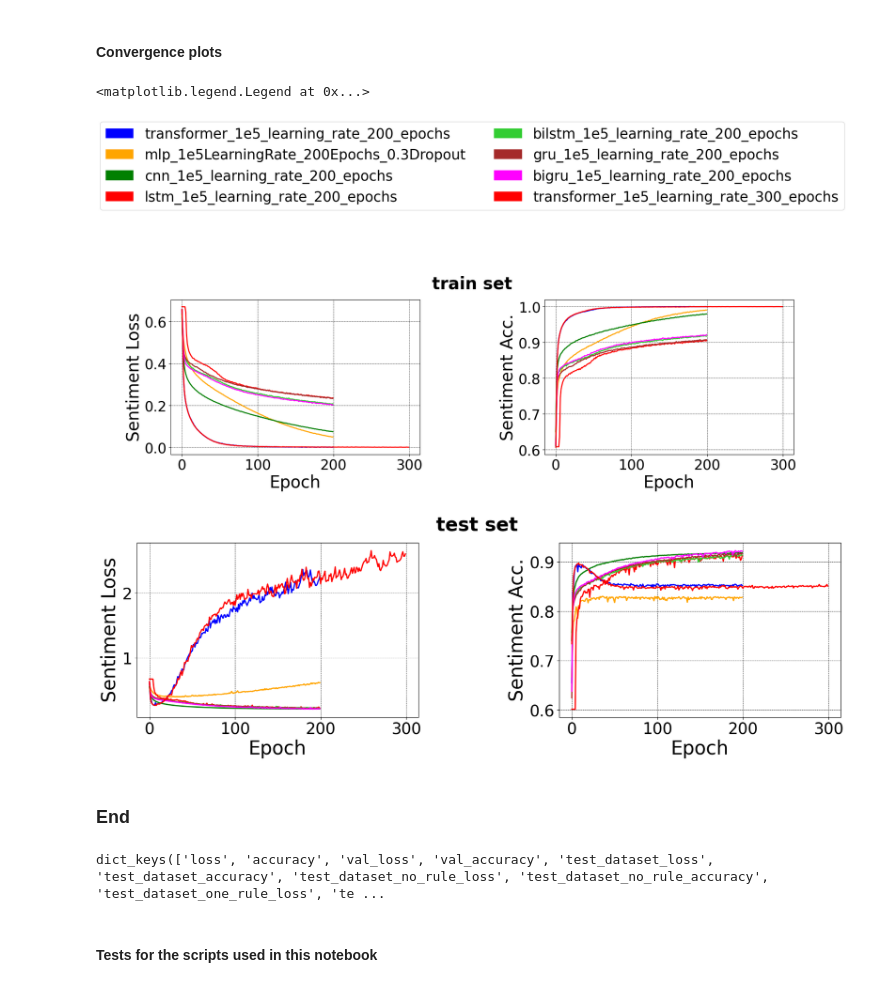
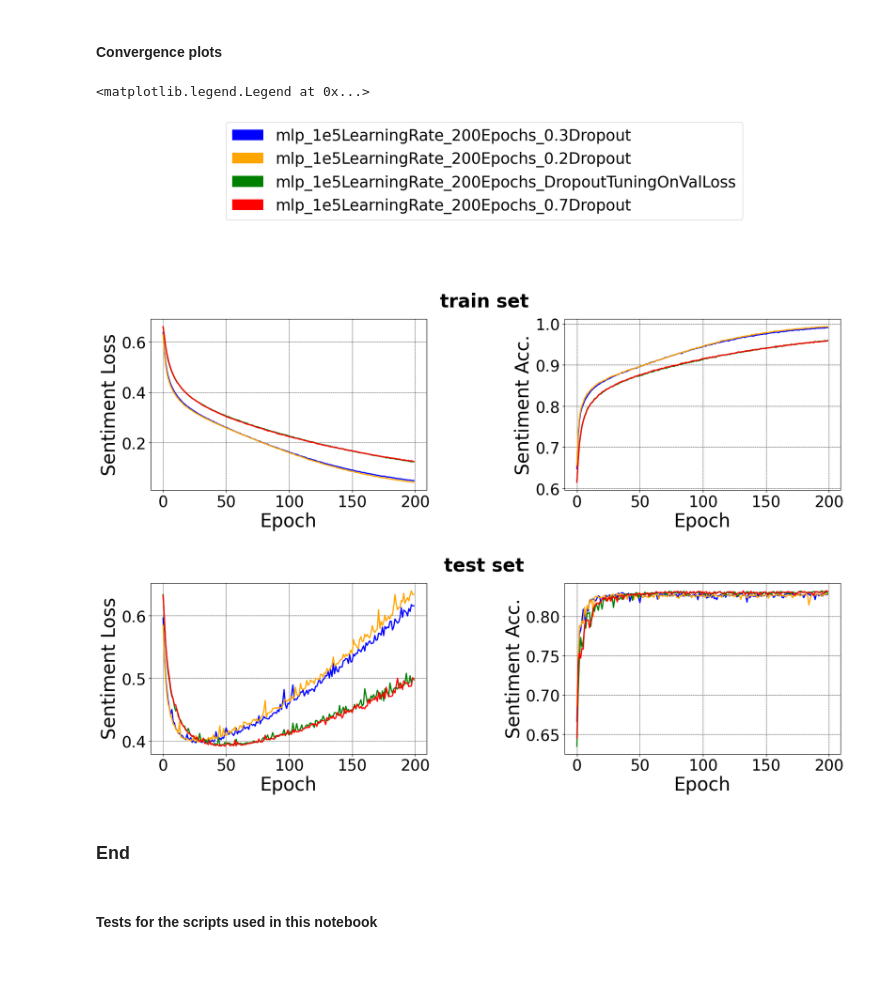
Before and after one commit to shashgpt/covid_19_twitter_SIGIR2024, a Jupyter notebook: analysis.ipynb, the cells around one changed output. Cells and saved outputs as stored; diff of their text form; code cells hidden in the pictures.

```diff
--- a/analysis.ipynb
+++ b/analysis.ipynb
@@ -173,7 +167,7 @@ DNN_MODELS = [
 #flat classifiers
 FLAT_CLASSIFIERS = [
 #              "mlp",
-# #              "mlp_1e5_learning_rate",
+#              "mlp_1e5_learning_rate",
 #              "cnn",
 #              "lstm",
 #              "bilstm",
@@ -183,22 +177,37 @@ FLAT_CLASSIFIERS = [
 #             "transformer_higher_learning_rate",
 #             "transformer_lower_learning_rate",
 #             "transformer_1e6_learning_rate",
-              "transformer_1e5_learning_rate_200_epochs",
+#               "transformer_1e5_learning_rate_200_epochs",
 #              "mlp_1e5_learning_rate_200_epochs",
 #              "mlp_1e5_learning_rate_200_epochs_64_units",
 #              "mlp_1e5_learning_rate_200_epochs_32_units",
 #              "mlp_1e5_learning_rate_200_epochs_8_units",
-#              "mlp_1e5_learning_rate_200_epochs_hyptuning_on_val_loss_dropout",
-             "mlp_1e5LearningRate_200Epochs_0.3Dropout",
-#              "mlp_200Epochs_HyperparametersTuningOnValLoss",
-             "cnn_1e5_learning_rate_200_epochs",
-             "lstm_1e5_learning_rate_200_epochs",
-             "bilstm_1e5_learning_rate_200_epochs",
-             "gru_1e5_learning_rate_200_epochs",
-             "bigru_1e5_learning_rate_200_epochs",
-             "transformer_1e5_learning_rate_300_epochs"
-#              "transformers_1e5_learning_rate_200_epochs",
-#              "transformers_1e5_learning_rate_200_epochs_6_heads"
+# #              "mlp_1e5_learning_rate_200_epochs_hyptuning_on_val_loss_dropout",
+              "mlp_1e5LearningRate_200Epochs_0.3Dropout",
+# #              "mlp_200Epochs_HyperparametersTuningOnValLoss",
+              "mlp_1e5LearningRate_200Epochs_0.2Dropout",
+              "mlp_1e5LearningRate_200Epochs_DropoutTuningOnValLoss",
+              "mlp_1e5LearningRate_200Epochs_0.7Dropout",
+#              "cnn_1e5_learning_rate_200_epochs",
+#              "lstm_1e5_learning_rate_200_epochs",
+#              "bilstm_1e5_learning_rate_200_epochs",
+#              "gru_1e5_learning_rate_200_epochs",
+#              "bigru_1e5_learning_rate_200_epochs",
+#              "bigru_1e5LearningRate_1000Epochs",
+#              "transformer_1e5_learning_rate_300_epochs",
+#                 "bilstm_1e5LearningRate_1000Epochs",
+#                 "lstm_1e5LearningRate_1000Epochs",
+#                 "gru_1e5LearningRate_1000Epochs",
+#                 "bigru_1e5LearningRate_1000Epochs",
+#                 "cnn_1e5LearningRate_1000Epochs",
+#              "transformer_1e5LearningRate_200Epochs_EmbeddingMask",
+#              "transformer_1e5_learning_rate_200_epochs",
+#              "transformers_1e5_learning_rate_200_epochs_6_heads",
+#              "transformer_1e5LearningRate_200Epochs_0.1Dropout_2Heads_AddedDenseLayerInOutput",
+#              "transformer_1e5LearningRate_200Epochs_0.7Dropout_EmbeddingMaskTrue",
+#              "transformer_1e5LearningRate_200Epochs_0.5Dropout_2Heads_RemovedDenseLayerInOutput_EmbeddingMaskTrue",
+#              "transformer_1e-5LearningRate_200Epochs_0.9Dropout_2Heads_RemovedDenseLayerInOutput_EmbeddingMaskTrue",
+#              "transformer_1e-7LearningRate_200Epochs_0.5Dropout_2Heads_RemovedDenseLayerInOutput_EmbeddingMaskTrue",
              ]
 
 #baseline classifiers
@@ -385,44 +404,38 @@ ax_train[0].set_xlabel('Epoch')
 ax_train[0].set_ylabel('Sentiment Loss')
 ax_train[1].set_xlabel('Epoch')
 ax_train[1].set_ylabel('Sentiment Acc.')
 
 fig_test.suptitle("test set", x=0.5, y=1.0, weight="bold")
 ax_test[0].set_xlabel('Epoch')
 ax_test[0].set_ylabel('Sentiment Loss')
 ax_test[1].set_xlabel('Epoch')
 ax_test[1].set_ylabel('Sentiment Acc.')
 
 recs = []
 for i in range(len(colors)):
     recs.append(mpatches.Rectangle((0,0), 1, 1, fc=colors[i]))
-fig_train.legend(recs, legends, loc='upper center', ncol=len(legends)/4, bbox_to_anchor=(0.5, 1.8))
+fig_train.legend(recs, legends, loc='upper center', bbox_to_anchor=(0.5, 1.8))
 
 # #RMM configurations
 # fig_rmm, ax_rmm = plt.subplots(figsize=(35, 7))
 # ax_rmm.grid(color = 'black', linestyle = '--', linewidth = 0.5)
 # for index, model in enumerate(FLAT_CLASSIFIERS):
 #     colors = ["blue", "orange", "green", "red", "limegreen", "brown", "magenta", "grey"]
 #     for index_2, model in enumerate(mask_model):
 #         color = colors[index_2]
 #         with open("mask_model/assets/training_history/"+model+".pickle", 'rb') as handle:
 #             history = pickle.load(handle)
 #         history['test_dataset_one_rule_mask_accuracy_smoothed'] = smooth(history['test_dataset_one_rule_mask_accuracy'])
 #         ax_rmm.plot(history['test_dataset_one_rule_mask_accuracy_smoothed'], color=color, linewidth=4)
 # ax_rmm.set_title('RMM classifiers')
 # ax_rmm.set_xlabel('Train epoch')
 # ax_rmm.set_ylabel('Rule-mask Acc.')
 # %% [output]
 <matplotlib.legend.Legend at 0x...>
-[figure, old version]
+[figure, new version]
-[figure, old version]
+[figure, new version]
 # %% [markdown]
 ### End ###
-# %%
-with open("flat_classifiers/assets/training_history/transformer_1e5_learning_rate_200_epochs.pickle", 'rb') as handle:
-    history = pickle.load(handle)
-print(history.keys())
-# %% [output]
-dict_keys(['loss', 'accuracy', 'val_loss', 'val_accuracy', 'test_dataset_loss', 'test_dataset_accuracy', 'test_dataset_no_rule_loss', 'test_dataset_no_rule_accuracy', 'test_dataset_one_rule_loss', 'te ...
 # %% [markdown]
 #### Tests for the scripts used in this notebook ####
 # %%
```
Also changed, not shown: parts of 15 cells of this notebook, 13 other files.
